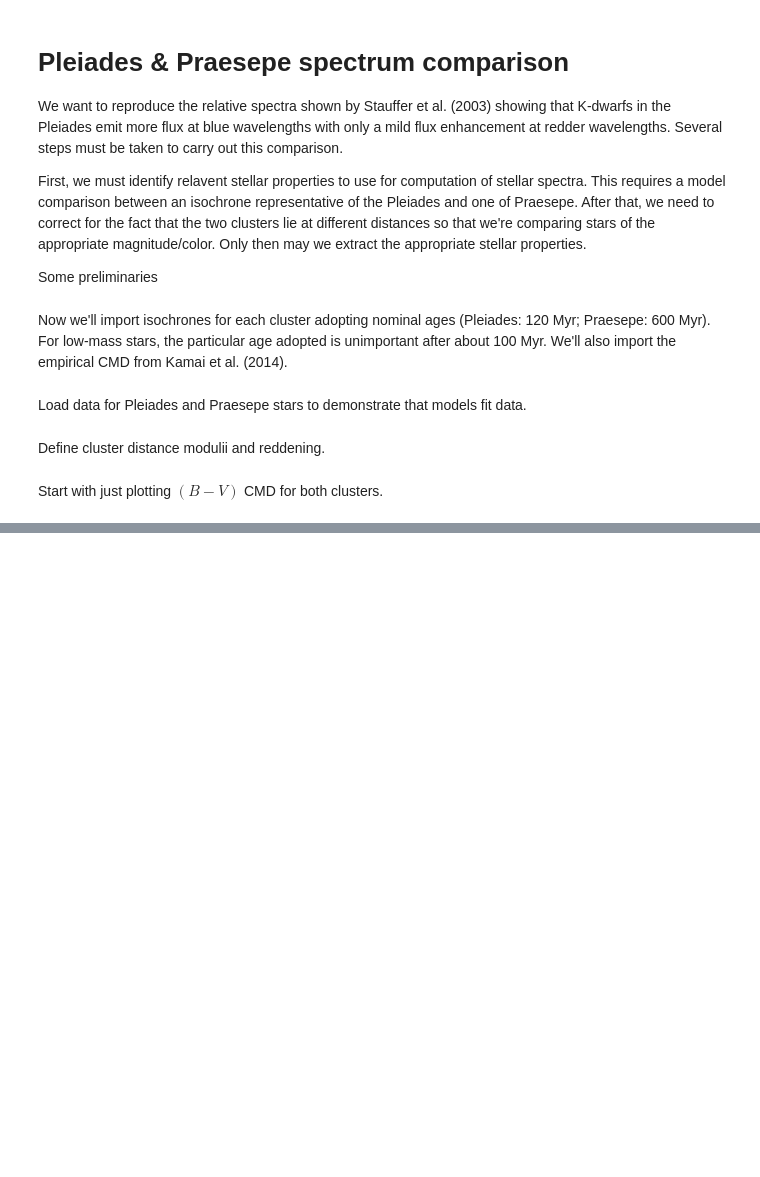
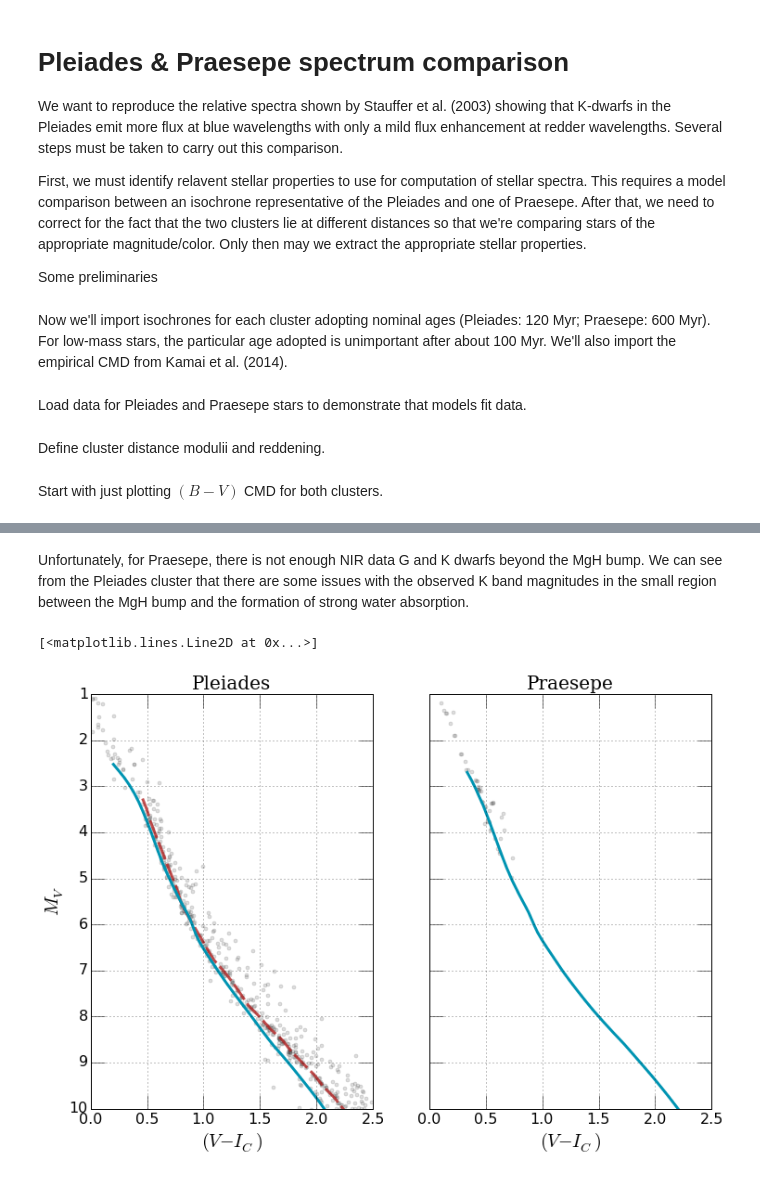
Before and after one commit to gfeiden/Notebook, a Jupyter notebook: Projects/pleiades_colors/pleiades_praesepe_comp.ipynb, the cells around one changed output, grey strips where cells are left out. Drawn from its saved outputs; the diff is of its cells as text; code cells hidden in the pictures; blank space fills up the shorter version.

```diff
--- a/Projects/pleiades_colors/pleiades_praesepe_comp.ipynb
+++ b/Projects/pleiades_colors/pleiades_praesepe_comp.ipynb
@@ -86,0 +124,33 @@ from scipy.interpolate import interp1d
+# %% [markdown]
+Unfortunately, for Praesepe, there is not enough NIR data G and K dwarfs beyond the MgH bump. We can see from the Pleiades cluster that there are some issues with the observed K band magnitudes in the small region between the MgH bump and the formation of strong water absorption.
+# %%
+fig, ax = plt.subplots(1, 2, figsize=(12., 8.), sharex=True, sharey=True)
+
+for axis in ax:
+    axis.grid(True)
+    axis.tick_params(which='major', axis='both', length=15., labelsize=16.)
+    axis.set_ylim(10., 1.)
+    axis.set_xlim(0.0, 2.5)
+    axis.set_xlabel('$(V - I_C)$', fontsize=20.)
+
+# PLEIADES
+ax[0].set_title('Pleiades', fontsize=20., family='serif')
+ax[0].set_ylabel('$M_V$', fontsize=20.)
+ax[0].plot(pleiades_s07[:, 7] - pleiades_s07[:, 8] - pl_evi, pleiades_s07[:, 7] - pl_av - pl_dis,
+            'o', c='#555555', markersize=4.0, alpha=0.2)
+ax[0].plot(pleiades_k14[:, 4] - pl_evi, pleiades_k14[:, 0] - pl_av - pl_dis,
+            'o', c='#555555', markersize=4.0, alpha=0.2)
+ax[0].plot(iso_emp_k14[:, 2] - pl_ebv, iso_emp_k14[:, 0] - pl_av - pl_dis,
+               dashes=(20., 5.), lw=3, c='#B22222', alpha=0.8)
+ax[0].plot(iso_120_gas07[:, 8] - iso_120_gas07[:, 10], iso_120_gas07[:, 8], lw=3, c='#0094b2')
+
+# PRAESEPE
+ax[1].set_title('Praesepe', fontsize=20., family='serif')
+ax[1].plot(praesepe_t08[:, 5] + praesepe_t08[:, 7] - pr_evi, praesepe_t08[:, 3] - pr_av - pr_dis,
+            'o', c='#555555', markersize=4.0, alpha=0.2)
+ax[1].plot(praesepe_j11[:, -1] - pr_evi, praesepe_j11[:, 0] - pr_av - pr_dis,
+            'o', c='#555555', markersize=4.0, alpha=0.2)
+ax[1].plot(iso_600_gas07[:, 8] - iso_600_gas07[:, 10], iso_600_gas07[:, 8], lw=3, c='#0094b2')
+# %% [output]
+[<matplotlib.lines.Line2D at 0x...>]
+[figure, added]
```
Also changed, not shown: parts of 10 cells of this notebook, 9 other files.
